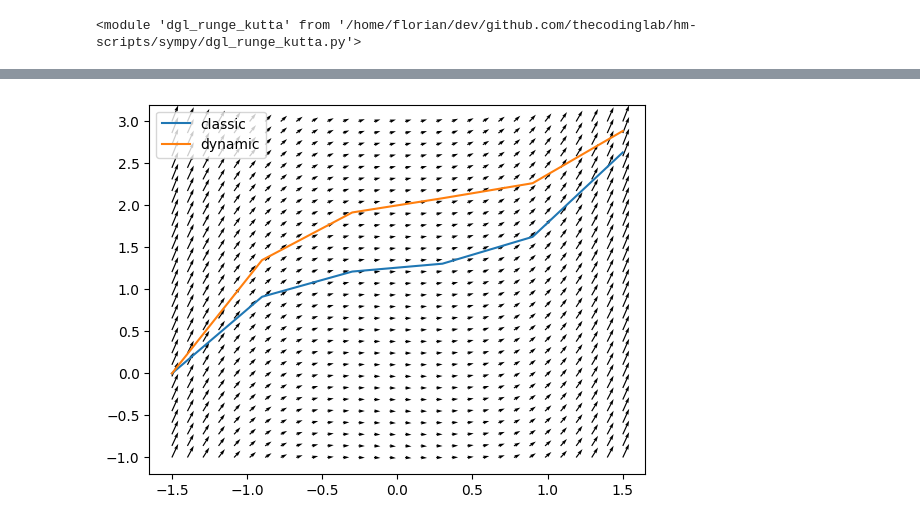
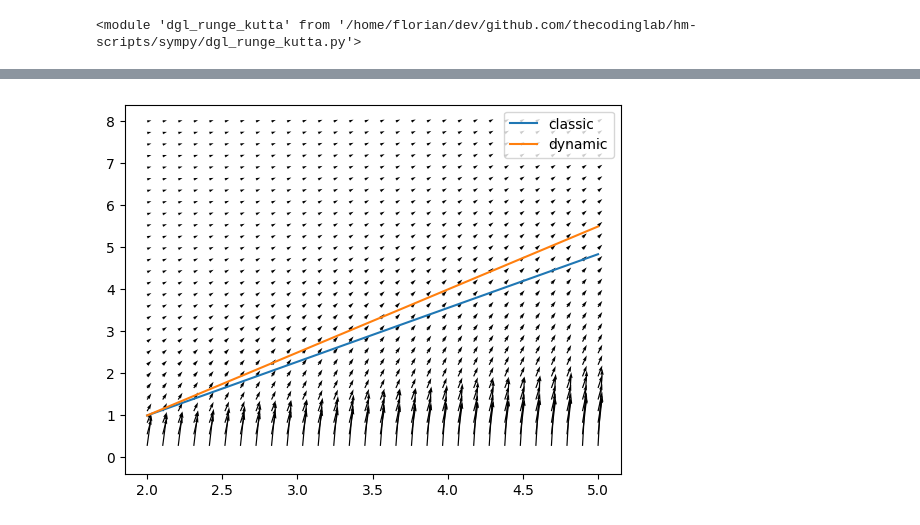
Before and after one commit to thecodinglab/hm-scripts, a Jupyter notebook: sympy/dgl_runge_kutta.ipynb, the cells around one changed output, grey strips where cells are left out. Drawn from its saved outputs; the diff is of its cells as text; code cells hidden in the pictures.

Commit message:
fix dynamic runge kutta calculation
add step by step output to sympy dynamic runge kutta

```diff
--- a/sympy/dgl_runge_kutta.ipynb
+++ b/sympy/dgl_runge_kutta.ipynb
@@ -8,12 +8,12 @@ importlib.reload(dgl_runge_kutta)
 import numpy as np
 import dgl_runge_kutta as runge_kutta
 
-f = lambda x, y: x**2 + 0.1 * y
+f = lambda x, y: x / y
 
-a = -1.5
-b = 1.5
-n = 5
-y0 = 0
+a = 2
+b = 5
+n = 1
+y0 = 1
 
 x_classic, y_classic = runge_kutta.classic(f, a, b, n, y0, print_steps=True)
 # %% [output]
@@ -33,9 +23,9 @@ $\displaystyle \begin{aligned}& x_{4} = x_{3} + h = 0.3000 + 0.6 = 0.9000 \\ & y
 # %%
 # Euler:
-intermediate_steps = 1
-previous_intermediate_weights = np.array([[0]])
-intermediate_weights = np.array([1])
-intermediate_step_factors = np.array([0])
+# intermediate_steps = 1
+# previous_intermediate_weights = np.array([[0]])
+# intermediate_weights = np.array([1])
+# intermediate_step_factors = np.array([0])
 
 # Mittelpunkt:
 # intermediate_steps = 2
@@ -70,6 +60,25 @@ intermediate_step_factors = np.array([0])
 #     0, 0.5, 0.5, 1
 # ])
 
+# Butcher Schema:
+# c_1 | a_11 a_12 ... a_1s
+# c_2 | a_21 a_22 ... a_2s
+# ... | ...
+# c_s | a_s1 a_s2 ... a_ss
+# ----|--------------------
+#     | b_1  b_2  ... b_s
+butcher_tableau = np.array([
+    [0, 0, 0, 0],
+    [1/3, 1/3, 0, 0],
+    [2/3, 0, 2/3, 0],
+    [0, 1/4, 0, 3/4]
+])
+
+intermediate_steps = len(butcher_tableau) - 1
+previous_intermediate_weights = butcher_tableau[:-1, 1:]
+intermediate_weights = butcher_tableau[-1, 1:]
+intermediate_step_factors = butcher_tableau[:-1, 0]
+
 x_dynamic, y_dynamic = runge_kutta.dynamic(
     f, a, b, n, y0,
     intermediate_steps,             # s
@@ -81,22 +96,22 @@ x_dynamic, y_dynamic = runge_kutta.dynamic(
 # %%
 import matplotlib.pyplot as plt
 
 x_min = a
 x_max = b
-y_min = -1
-y_max = 3
+y_min = 0
+y_max = 8
 
 count = 30
 x, y = np.meshgrid(
     np.linspace(x_min, x_max, count),
     np.linspace(y_min, y_max, count)
 )
 
 plt.quiver(x, y, 1, f(x, y))
 
 plt.plot(x_classic, y_classic, label="classic")
 plt.plot(x_dynamic, y_dynamic, label="dynamic")
 plt.legend()
 plt.show()
 # %% [output]
-[figure, old version]
+[figure, new version]
```
Also changed, not shown: parts of 2 cells of this notebook, 2 other files.
